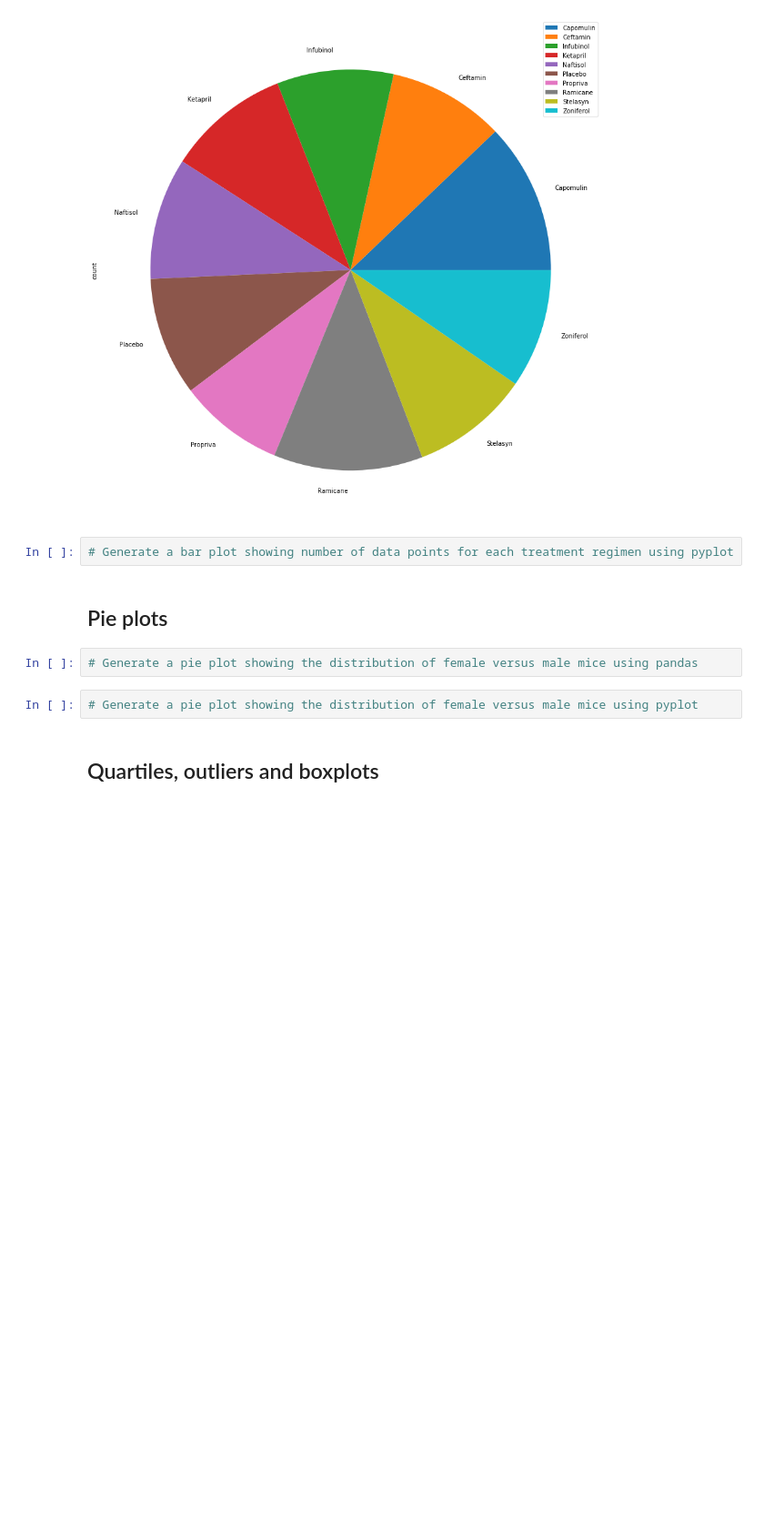
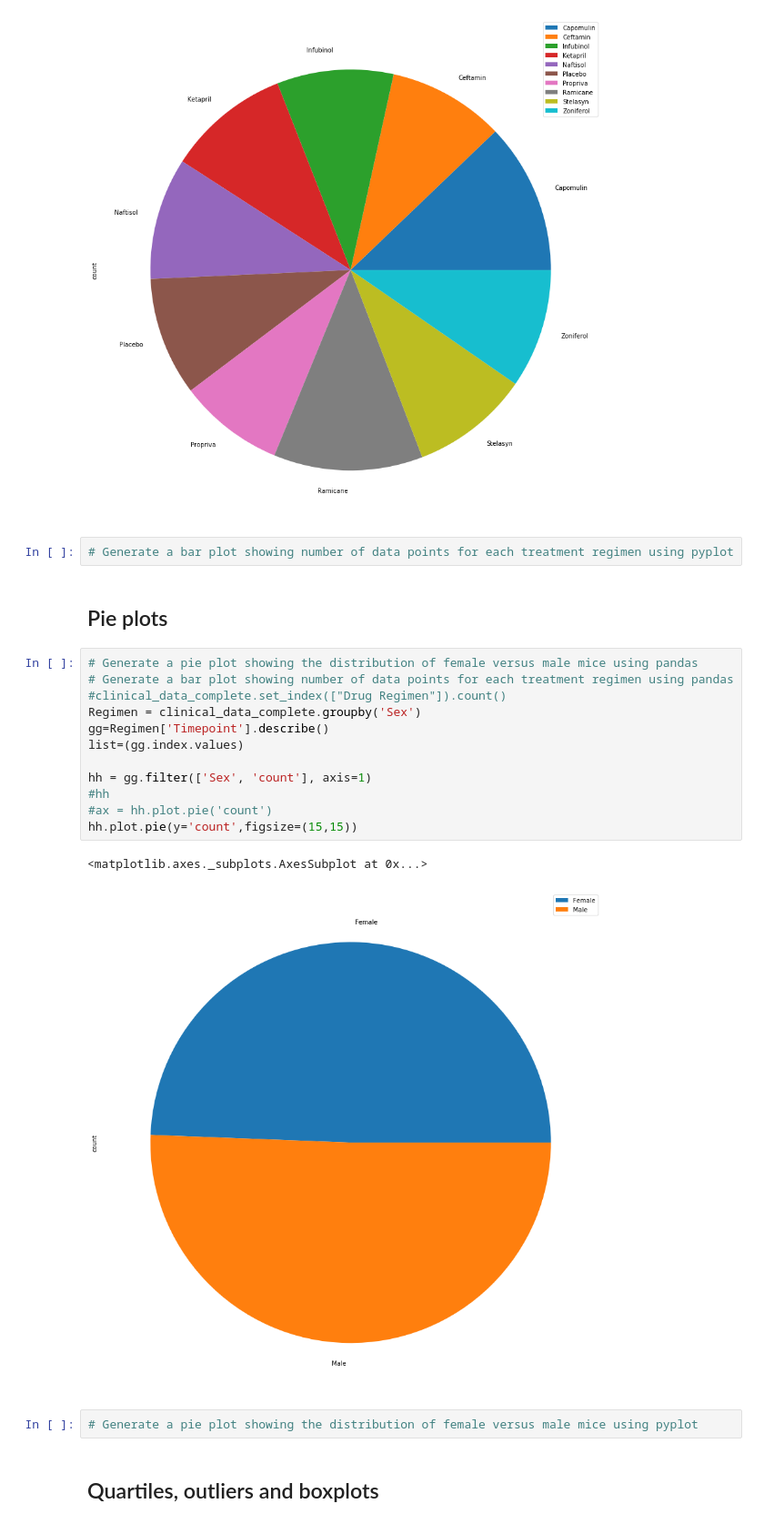
Before and after one commit to atulbhingarde/DATA-05, a Jupyter notebook: Pymaceuticals/pymaceuticals_starter.ipynb, the cells around one changed output. Shown: that part at 91% size. Saved outputs shown, nothing was run; the diff lists cells and outputs as text; blank space fills up the shorter version.

```diff
--- a/Pymaceuticals/pymaceuticals_starter.ipynb
+++ b/Pymaceuticals/pymaceuticals_starter.ipynb
@@ -90,8 +72,21 @@ hh.plot.pie(y='count',figsize=(15,15))
 # Generate a bar plot showing number of data points for each treatment regimen using pyplot
 # %% [markdown]
 ## Pie plots
-# %%
-# Generate a pie plot showing the distribution of female versus male mice using pandas
+# %%
+# Generate a pie plot showing the distribution of female versus male mice using pandas
+# Generate a bar plot showing number of data points for each treatment regimen using pandas
+#clinical_data_complete.set_index(["Drug Regimen"]).count()
+Regimen = clinical_data_complete.groupby('Sex')
+gg=Regimen['Timepoint'].describe()
+list=(gg.index.values)
+
+hh = gg.filter(['Sex', 'count'], axis=1)
+#hh
+#ax = hh.plot.pie('count')
+hh.plot.pie(y='count',figsize=(15,15))
+# %% [output]
+<matplotlib.axes._subplots.AxesSubplot at 0x...>
+[figure, added]
 # %%
 # Generate a pie plot showing the distribution of female versus male mice using pyplot
 # %% [markdown]
```
Also changed, not shown: parts of 1 cell of this notebook.
